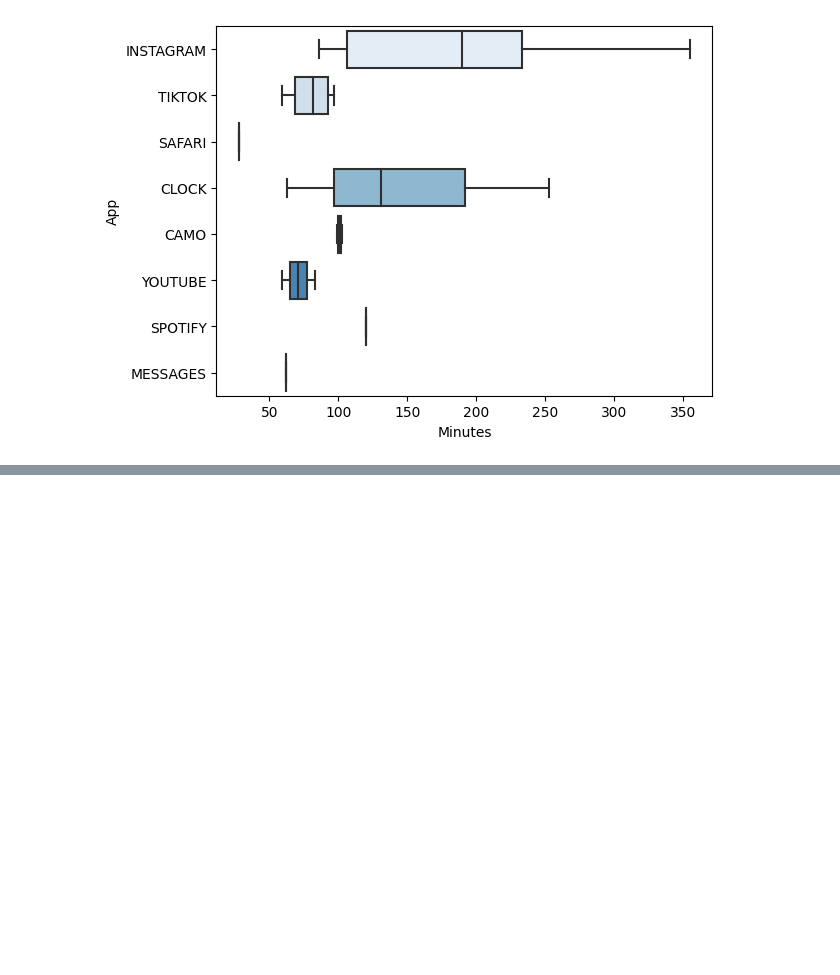
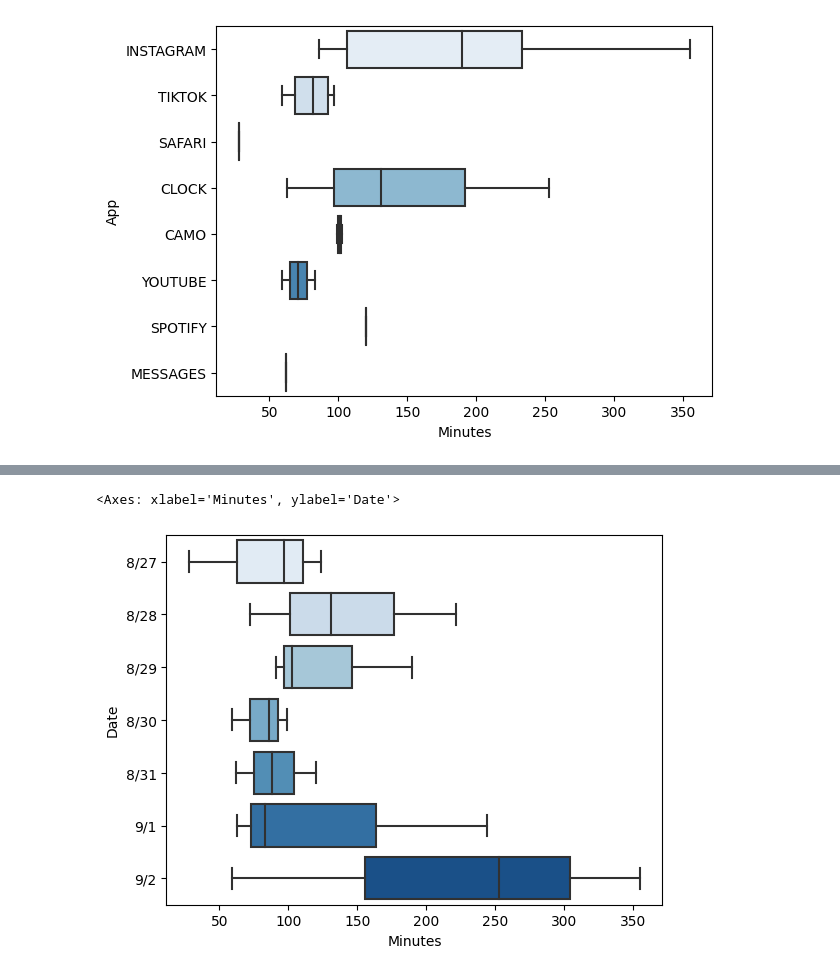
Before and after one commit to kennethayson/Skyline-Math-200, a Jupyter notebook: Screen_Time_Project.ipynb, the cells around one changed output, grey strips where cells are left out. Drawn from its saved outputs; the diff is of its cells as text; code cells hidden in the pictures; blank space fills up the shorter version.

```diff
--- a/Screen_Time_Project.ipynb
+++ b/Screen_Time_Project.ipynb
@@ -27,0 +50,5 @@ sns.boxplot(x = 'Minutes' , y = 'App', data = screen_df,  palette="Blues")
+# %%
+sns.boxplot(x = 'Minutes' , y = 'Date', data = screen_df,  palette="Blues")
+# %% [output]
+<Axes: xlabel='Minutes', ylabel='Date'>
+[figure, added]
```
Also changed, not shown: parts of 3 cells of this notebook.
